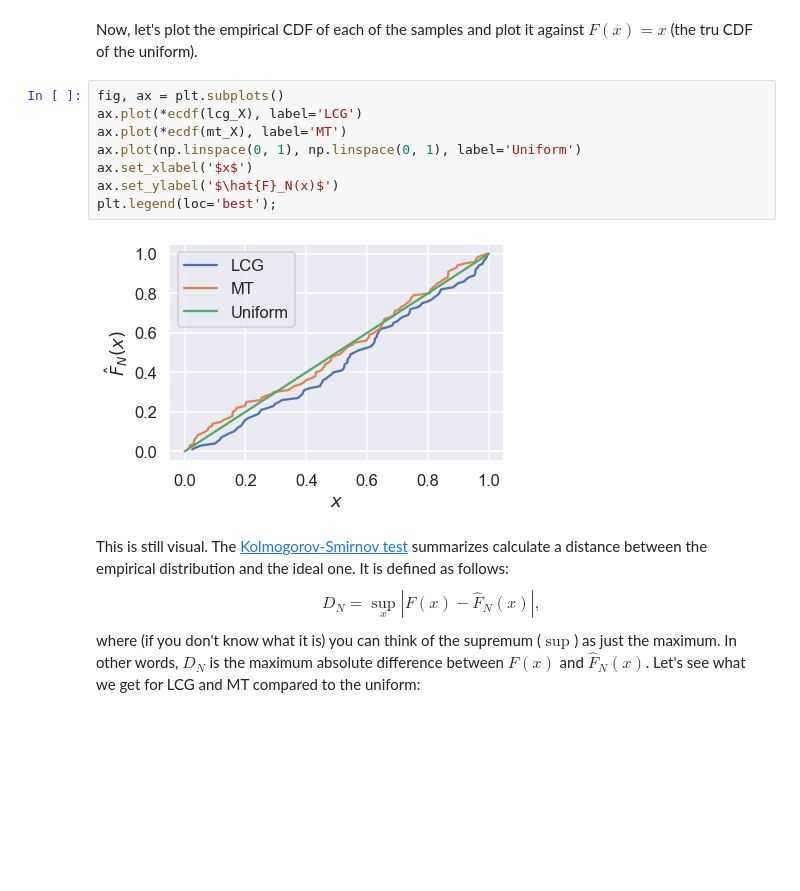
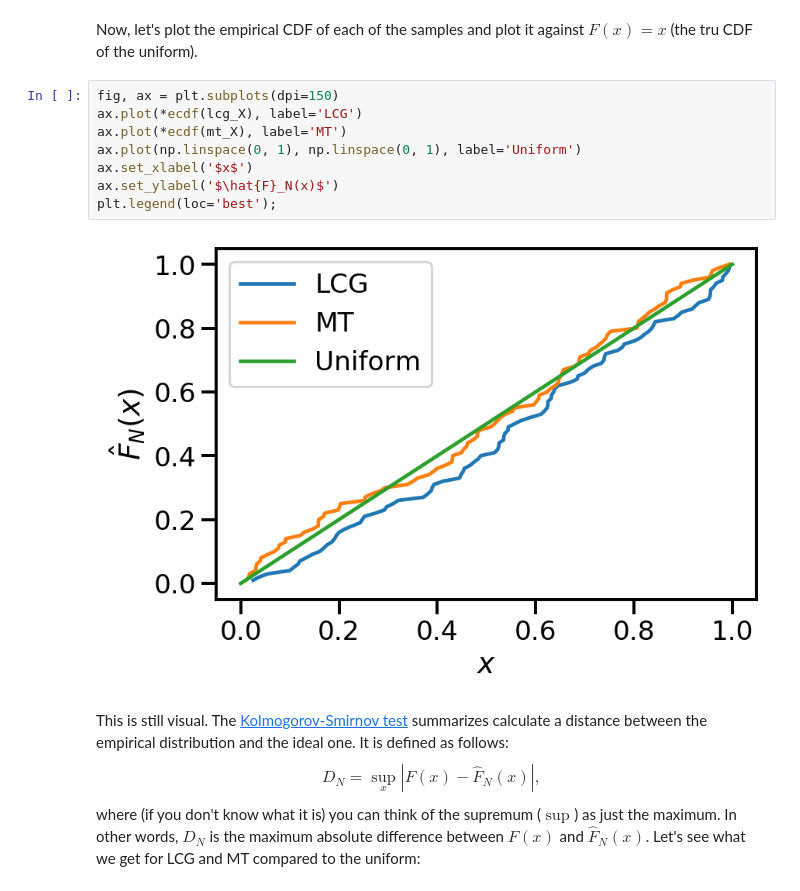
Before and after one commit to PredictiveScienceLab/uq-course, a Jupyter notebook: lectures/lecture_07.ipynb, the cells around one changed output. Cells and saved outputs as stored; diff of their text form; blank space fills up the shorter version.

```diff
--- a/lectures/lecture_07.ipynb
+++ b/lectures/lecture_07.ipynb
@@ -302,15 +302,15 @@ def ecdf(x):
 # %% [markdown]
 Now, let's plot the empirical CDF of each of the samples and plot it against $F(x) = x$ (the tru CDF of the uniform).
 # %%
-fig, ax = plt.subplots()
+fig, ax = plt.subplots(dpi=150)
 ax.plot(*ecdf(lcg_X), label='LCG')
 ax.plot(*ecdf(mt_X), label='MT')
 ax.plot(np.linspace(0, 1), np.linspace(0, 1), label='Uniform')
 ax.set_xlabel('$x$')
 ax.set_ylabel('$\hat{F}_N(x)$')
 plt.legend(loc='best');
 # %% [output]
-[figure, old version]
+[figure, new version]
 # %% [markdown]
 This is still visual. The [Kolmogorov-Smirnov test](https://en.wikipedia.org/wiki/Kolmogorov%E2%80%93Smirnov_test) summarizes calculate a distance between the empirical distribution and the ideal one.
 It is defined as follows:
```
Also changed, not shown: parts of 1 cell of this notebook, 6 other files.
